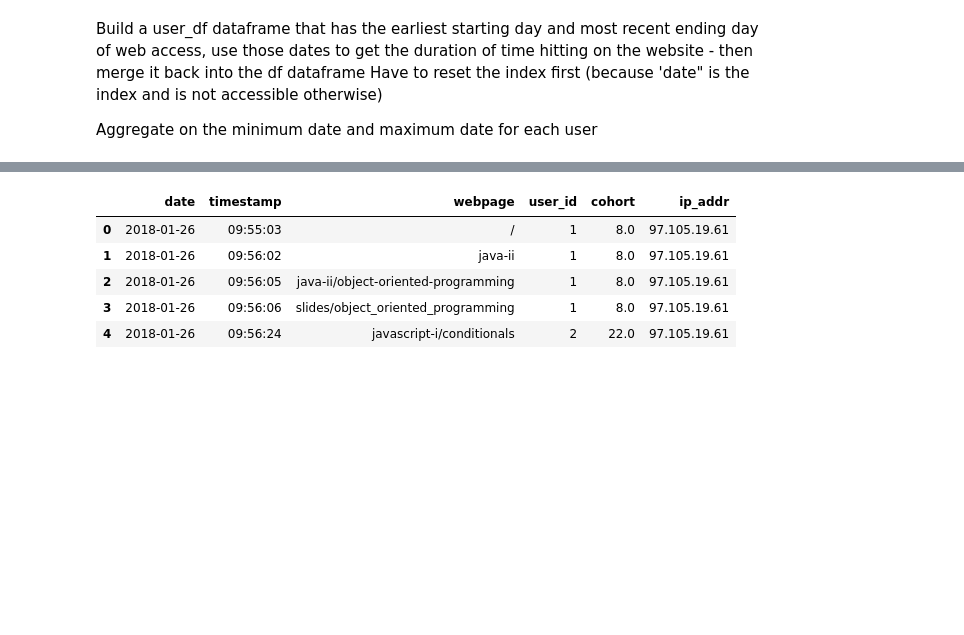
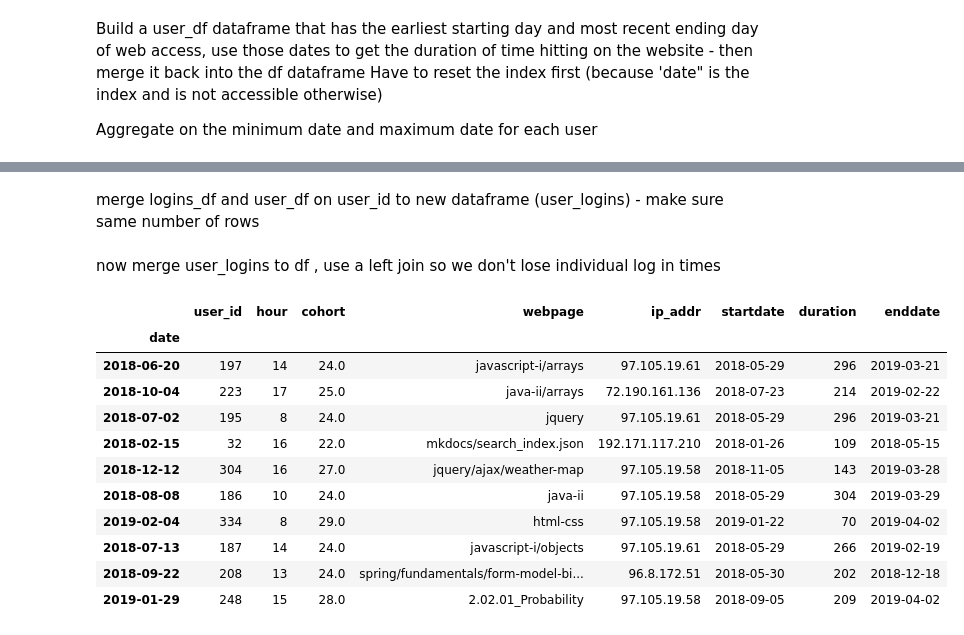
Before and after one commit to GaryGonzenbach/ds-methodologies-exercises, a Jupyter notebook: anomaly/anomaly_detection.ipynb, the cells around one changed output, grey strips where cells are left out. Drawn from its saved outputs; the diff is of its cells as text; code cells hidden in the pictures; blank space fills up the shorter version.

```diff
--- a/anomaly/anomaly_detection.ipynb
+++ b/anomaly/anomaly_detection.ipynb
@@ -362,9 +299,2 @@ user_df.head()
-# %%
-df.head()
-# %% [output]
-|  | date | timestamp | webpage | user_id | cohort | ip_addr |
-| 0 | 2018-01-26 | 09:55:03 | / | 1 | 8.0 | 97.105.19.61 |
-| 1 | 2018-01-26 | 09:56:02 | java-ii | 1 | 8.0 | 97.105.19.61 |
-| 2 | 2018-01-26 | 09:56:05 | java-ii/object-oriented-programming | 1 | 8.0 | 97.105.19.61 |
-| 3 | 2018-01-26 | 09:56:06 | slides/object_oriented_programming | 1 | 8.0 | 97.105.19.61 |
-| 4 | 2018-01-26 | 09:56:24 | javascript-i/conditionals | 2 | 22.0 | 97.105.19.61 |
+# %% [markdown]
+merge logins_df and user_df on user_id to new dataframe (user_logins)  - make sure same number of rows
@@ -370,0 +303,28 @@ df.head()
+# %% [markdown]
+now merge user_logins to df , use a left join so we don't lose individual log in times
+# %%
+df = pd.merge(df, user_df, how='left', on='user_id')
+df['date'] = pd.to_datetime(df['date'], format='%Y-%m-%d')
+df['hour'] = pd.to_datetime(df['timestamp'], format='%H:%M:%S').dt.hour
+df.fillna(0, inplace=True)
+df.rename(columns={'startdate_x': 'startdate','enddate_x': 'enddate','duration_x': 'duration'}, inplace=True)
+df.drop(['timestamp'], axis=1, inplace=True)
+# df.drop(['startdate_y','enddate_y','duration_y'], axis=1, inplace=True)
+df = df[['date','user_id','hour','cohort','webpage','ip_addr','startdate','duration','enddate']]
+df.duration = df.duration.astype('timedelta64[D]').astype(int)
+df = df.set_index('date')
+# %%
+df.sample(10)
+# %% [output]
+|  | user_id | hour | cohort | webpage | ip_addr | startdate | duration | enddate |
+| date |  |  |  |  |  |  |  |  |
+| 2018-06-20 | 197 | 14 | 24.0 | javascript-i/arrays | 97.105.19.61 | 2018-05-29 | 296 | 2019-03-21 |
+| 2018-10-04 | 223 | 17 | 25.0 | java-ii/arrays | 72.190.161.136 | 2018-07-23 | 214 | 2019-02-22 |
+| 2018-07-02 | 195 | 8 | 24.0 | jquery | 97.105.19.61 | 2018-05-29 | 296 | 2019-03-21 |
+| 2018-02-15 | 32 | 16 | 22.0 | mkdocs/search_index.json | 192.171.117.210 | 2018-01-26 | 109 | 2018-05-15 |
+| 2018-12-12 | 304 | 16 | 27.0 | jquery/ajax/weather-map | 97.105.19.58 | 2018-11-05 | 143 | 2019-03-28 |
+| 2018-08-08 | 186 | 10 | 24.0 | java-ii | 97.105.19.58 | 2018-05-29 | 304 | 2019-03-29 |
+| 2019-02-04 | 334 | 8 | 29.0 | html-css | 97.105.19.58 | 2019-01-22 | 70 | 2019-04-02 |
+| 2018-07-13 | 187 | 14 | 24.0 | javascript-i/objects | 97.105.19.61 | 2018-05-29 | 266 | 2019-02-19 |
+| 2018-09-22 | 208 | 13 | 24.0 | spring/fundamentals/form-model-bi... | 96.8.172.51 | 2018-05-30 | 202 | 2018-12-18 |
+| 2019-01-29 | 248 | 15 | 28.0 | 2.02.01_Probability | 97.105.19.58 | 2018-09-05 | 209 | 2019-04-02 |
```
Also changed, not shown: parts of 30 cells of this notebook.
